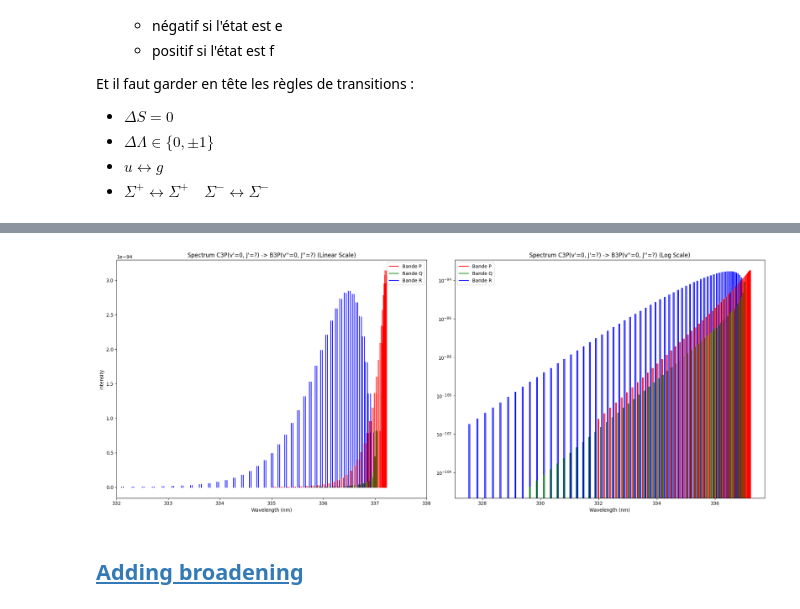
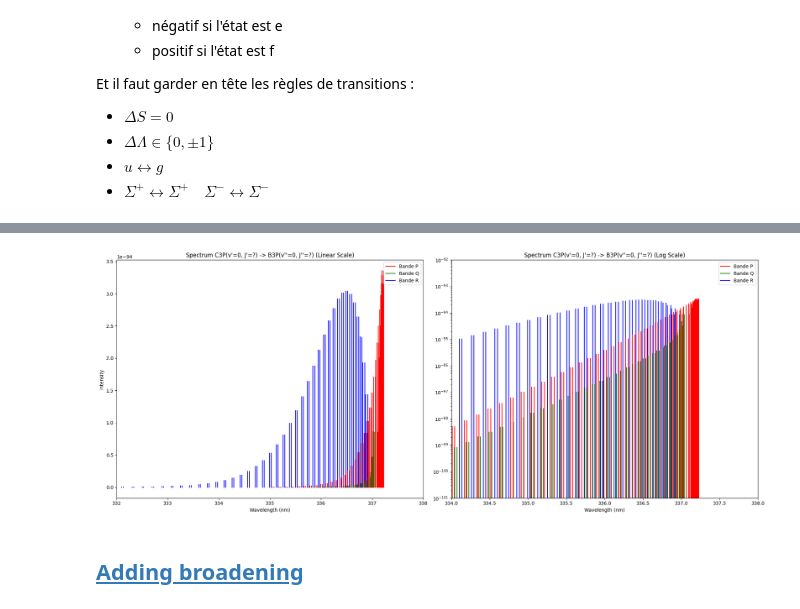
Before and after one commit to Hubert-LEROUX/xspectra, a Jupyter notebook: examples/simulation.ipynb, the cells around one changed output, grey strips where cells are left out. Cells and saved outputs as stored; diff of their text form; code cells hidden in the pictures.

```diff
--- a/examples/simulation.ipynb
+++ b/examples/simulation.ipynb
@@ -458,7 +458,7 @@ plt.show()
 probas = []
 wavelengths_transitions = []
 
-nb_rot_levels = 60
+nb_rot_levels = 150
 T=400 # K
 
 
@@ -588,34 +588,38 @@ for Sigma in [-1,0,1]:
 axes[0].legend(handles=[
     plt.Line2D([0], [0], color=item, label=f'Bande {key}') for key, item in colors_PQR.items()
 ])
 axes[0].set_xlim((332, 338))
 
 
 
 # Deuxième graphique (échelle logarithmique)
 axes[1].set_xlabel('Wavelength (nm)')
 axes[1].set_title(f"Spectrum C3P(v'={v1}, J'=?) -> B3P(v''={v2}, J''=?) (Log Scale)")
 for Sigma in [-1,0,1]:
     for sign_state in [-1,1]:
         for i in range(0, nb_rot_levels):
             if i-1 >= 0:
                 j1, j2 = i, i-1  # Raie R
                 plot_transition_deg_free(axes[1], v1, j1, v2, j2, Sigma=Sigma, sign_state=sign_state, color=colors_PQR['R'])
             if i+1 < nb_rot_levels:
                 j1, j2 = i, i+1  # Raie P
                 plot_transition_deg_free(axes[1], v1, j1, v2, j2, Sigma=Sigma, sign_state=sign_state, color=colors_PQR['P'])
             if i > 0:
                 plot_transition_deg_free(axes[1], v1, i, v2, i, Sigma=Sigma, sign_state=sign_state, color=colors_PQR['Q'])  # Raie Q
 axes[1].legend(handles=[
     plt.Line2D([0], [0], color=item, label=f'Bande {key}') for key, item in colors_PQR.items()
 ])
 axes[1].set_yscale('log')
+axes[1].set_xlim((334, 338))
+axes[1].set_ylim((1e-101, 1e-92))
+
+
 
 plt.tight_layout()
 plt.savefig('./res/spectrum_rot_dual.png')
 plt.show()
 # %% [output]
-[figure, old version]
+[figure, new version]
 # %% [markdown]
 ## <a id='toc1_6_'></a>[Adding broadening](#toc0_)
 # %% [markdown]
```
Also changed, not shown: parts of 6 cells of this notebook, 5 other files.
